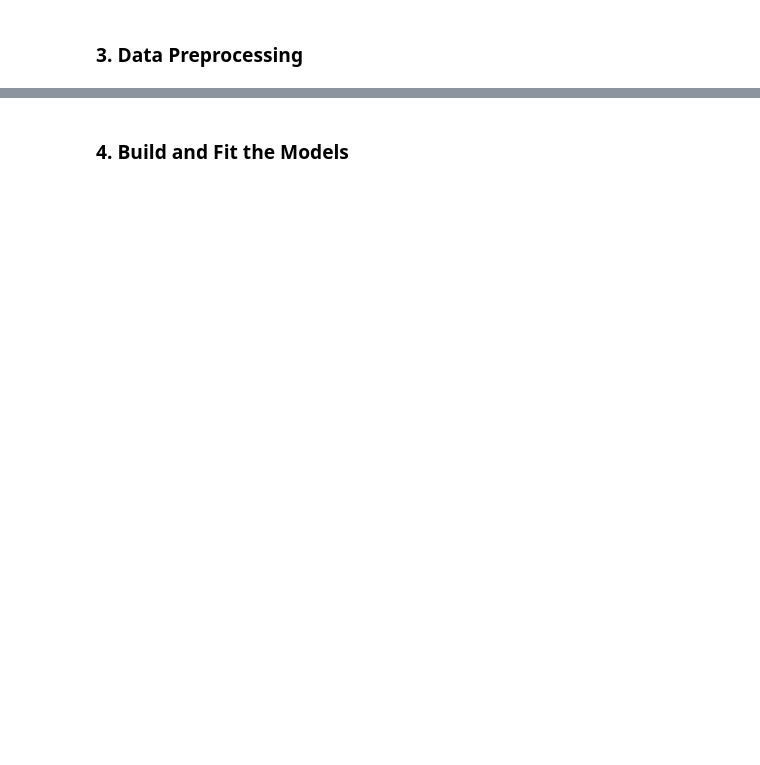
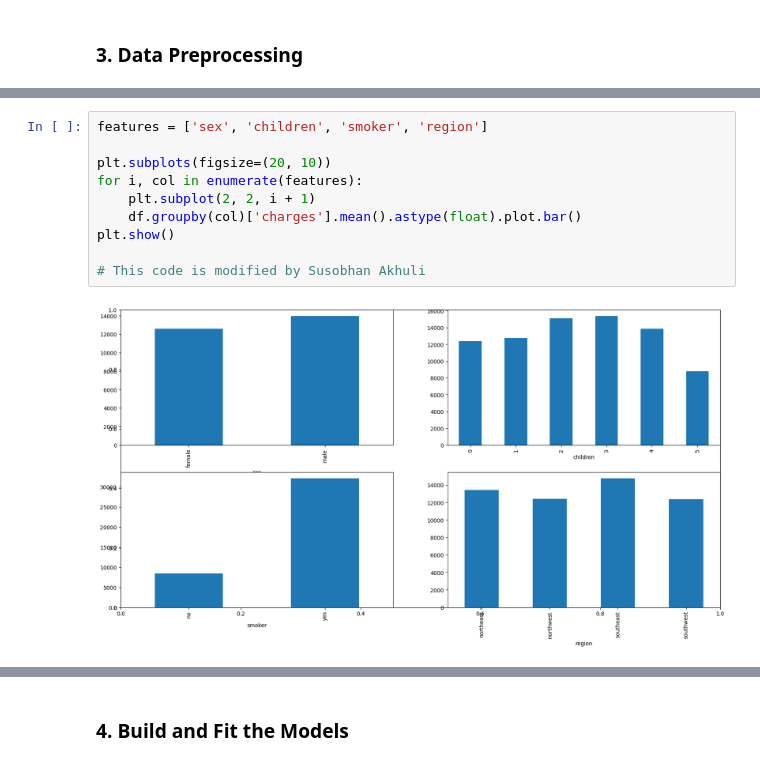
Before and after one commit to fatahrahimi330/100-Machine-Learning-Projects, a Jupyter notebook: 48-Medical Insurance Price Prediction/MedicalInsurancePricePrediction.ipynb, the cells around one changed output, grey strips where cells are left out. Drawn from its saved outputs; the diff is of its cells as text; blank space fills up the shorter version.

```diff
--- a/48-Medical Insurance Price Prediction/MedicalInsurancePricePrediction.ipynb
+++ b/48-Medical Insurance Price Prediction/MedicalInsurancePricePrediction.ipynb
@@ -18,0 +88,12 @@ df.head()
+# %%
+features = ['sex', 'children', 'smoker', 'region']
+
+plt.subplots(figsize=(20, 10))
+for i, col in enumerate(features):
+    plt.subplot(2, 2, i + 1)
+    df.groupby(col)['charges'].mean().astype(float).plot.bar()
+plt.show()
+
+# This code is modified by Susobhan Akhuli
+# %% [output]
+[figure, added]
```
Also changed, not shown: parts of 31 cells of this notebook, 4 other files.
